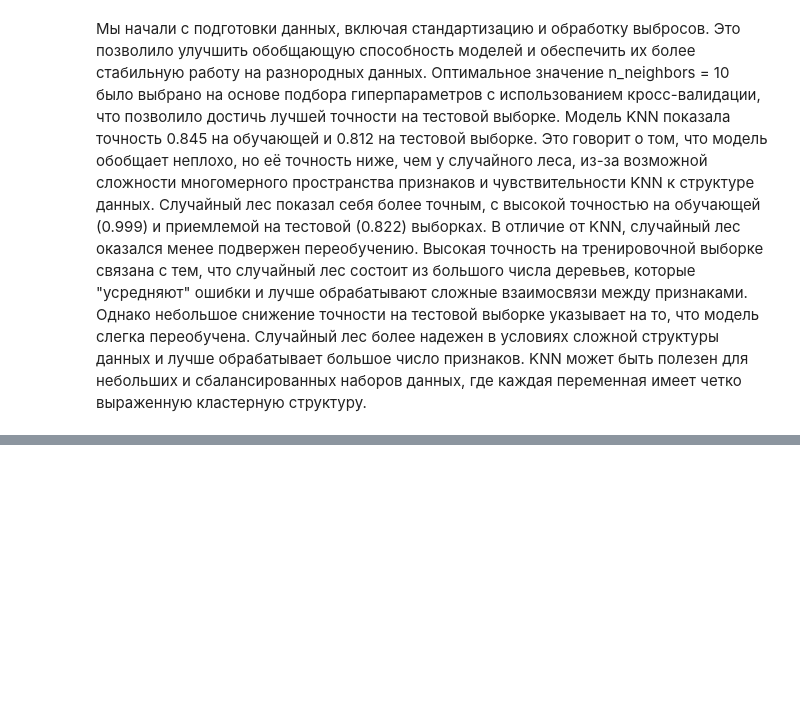
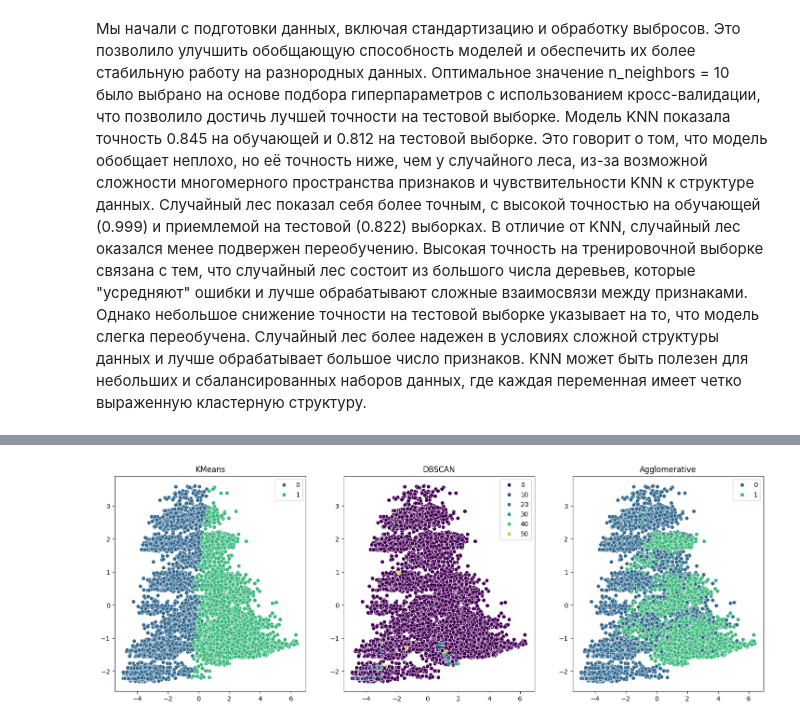
Before and after one commit to Alexey131313/ML_homework, a Jupyter notebook: homework2.ipynb, the cells around one changed output, grey strips where cells are left out. Drawn from its saved outputs; the diff is of its cells as text; code cells hidden in the pictures; blank space fills up the shorter version.

```diff
--- a/homework2.ipynb
+++ b/homework2.ipynb
@@ -571,0 +576,6 @@ plt.show()
+# %%
+y = df['outcome']
+X = df.drop(columns=['outcome'])
+
+scaler = StandardScaler()
+X_scaled = scaler.fit_transform(X)
@@ -571,0 +586,7 @@ plt.show()
+# %%
+from sklearn.cluster import KMeans, DBSCAN, AgglomerativeClustering
+from sklearn.metrics import adjusted_rand_score, adjusted_mutual_info_score, silhouette_score
+from sklearn.decomposition import PCA
+
+pca = PCA(n_components=2)
+X_pca = pca.fit_transform(X_scaled)
@@ -571,0 +610,9 @@ plt.show()
+# %%
+kmeans = KMeans(n_clusters=2, random_state=42)
+kmeans_labels = kmeans.fit_predict(X_scaled)
+
+dbscan = DBSCAN(eps=0.5, min_samples=5)
+dbscan_labels = dbscan.fit_predict(X_scaled)
+
+agglo = AgglomerativeClustering(n_clusters=2)
+agglo_labels = agglo.fit_predict(X_scaled)
@@ -571,0 +659,15 @@ plt.show()
+# %%
+fig, axs = plt.subplots(1, 3, figsize=(18, 6))
+
+sns.scatterplot(x=X_pca[:, 0], y=X_pca[:, 1], hue=kmeans_labels, palette="viridis", ax=axs[0])
+axs[0].set_title("KMeans")
+
+sns.scatterplot(x=X_pca[:, 0], y=X_pca[:, 1], hue=dbscan_labels, palette="viridis", ax=axs[1])
+axs[1].set_title("DBSCAN")
+
+sns.scatterplot(x=X_pca[:, 0], y=X_pca[:, 1], hue=agglo_labels, palette="viridis", ax=axs[2])
+axs[2].set_title("Agglomerative")
+
+plt.show()
+# %% [output]
+[figure, added]
```
Also changed, not shown: parts of 11 cells of this notebook.
